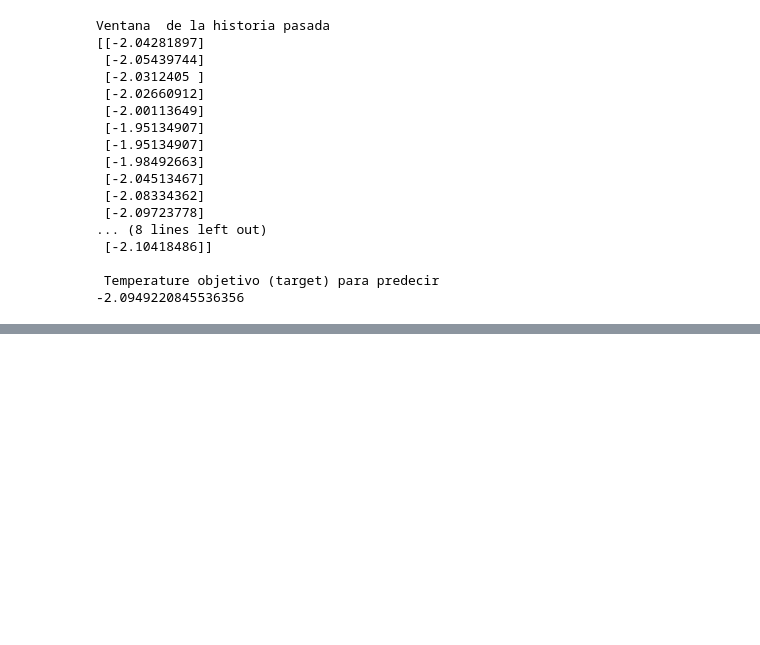
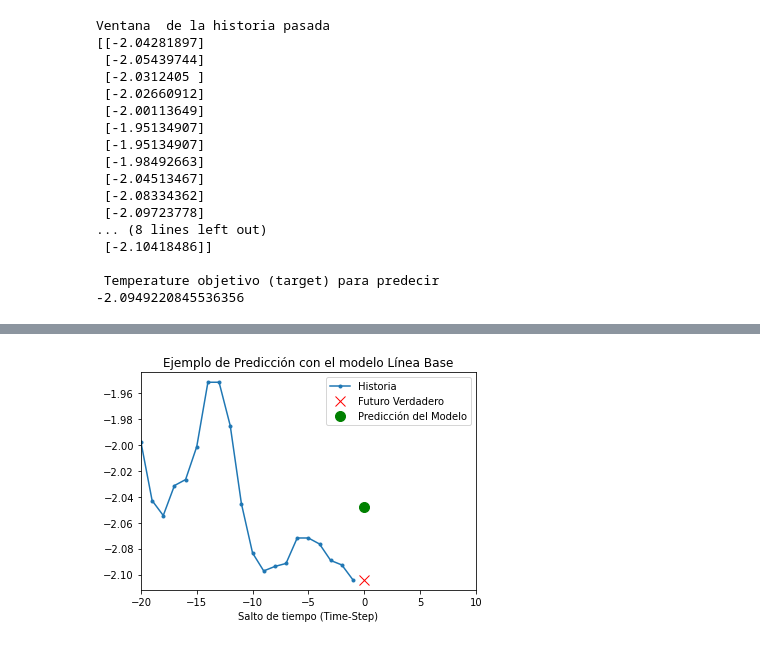
Before and after one commit to dabarbosa10/UN_AI, a Jupyter notebook: Week6/TimeSeries.ipynb, the cells around one changed output, grey strips where cells are left out. Saved outputs shown, nothing was run; the diff lists cells and outputs as text; code cells hidden in the pictures; blank space fills up the shorter version.

```diff
--- a/Week6/TimeSeries.ipynb
+++ b/Week6/TimeSeries.ipynb
@@ -135,0 +168,6 @@ Ventana  de la historia pasada
+# %%
+show_plot([x_train_uni[0], y_train_uni[0], baseline(x_train_uni[0])], 0,
+           'Ejemplo de Predicción con el modelo Línea Base')
+plt.show()
+# %% [output]
+[figure, added]
```
Also changed, not shown: parts of 5 cells of this notebook.
